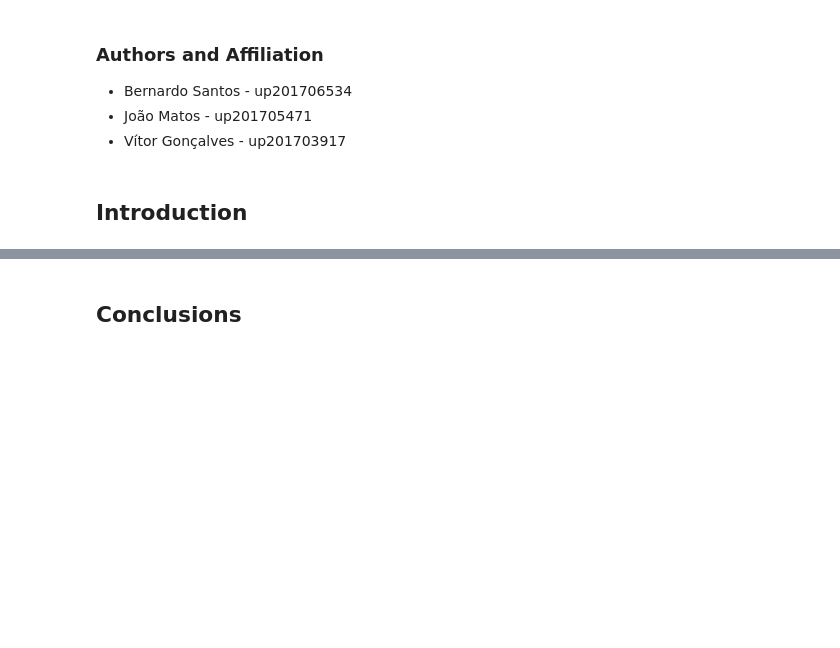
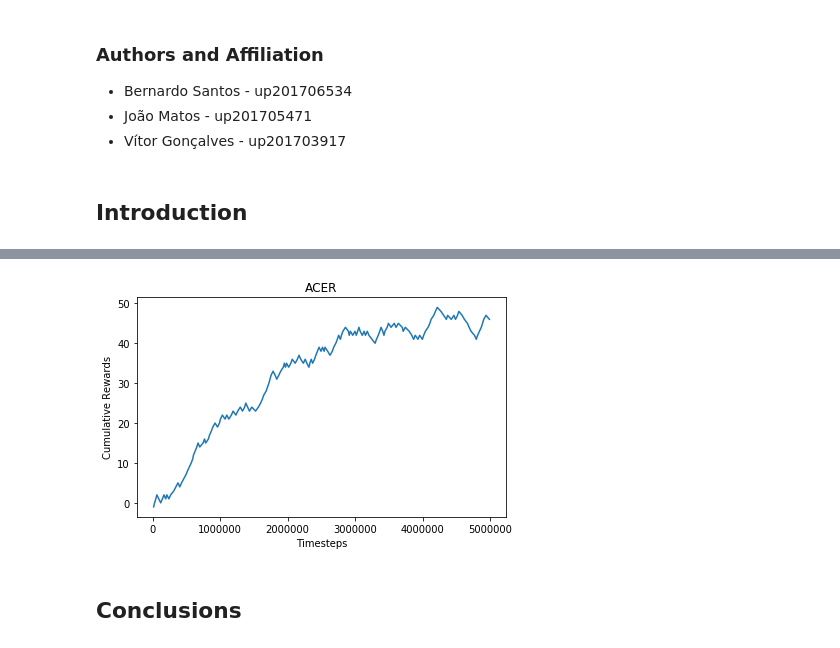
Before and after one commit to vitorhugo13/feup-iart, a Jupyter notebook: proj02/notebook.ipynb, the cells around one changed output, grey strips where cells are left out. Cells and saved outputs as stored; diff of their text form; code cells hidden in the pictures; blank space fills up the shorter version.

```diff
--- a/proj02/notebook.ipynb
+++ b/proj02/notebook.ipynb
@@ -69,3 +172,7 @@ LoadMonitorResultsError: no monitor files of the form *monitor.csv found in m
+# %%
+cumulative_plot('./models/acer_v0/', 'ACER')
+# %% [output]
+[figure, added]
 # %% [markdown]
 ## Conclusions
 # %% [markdown]
```
Also changed, not shown: parts of 15 cells of this notebook, 7 other files.
